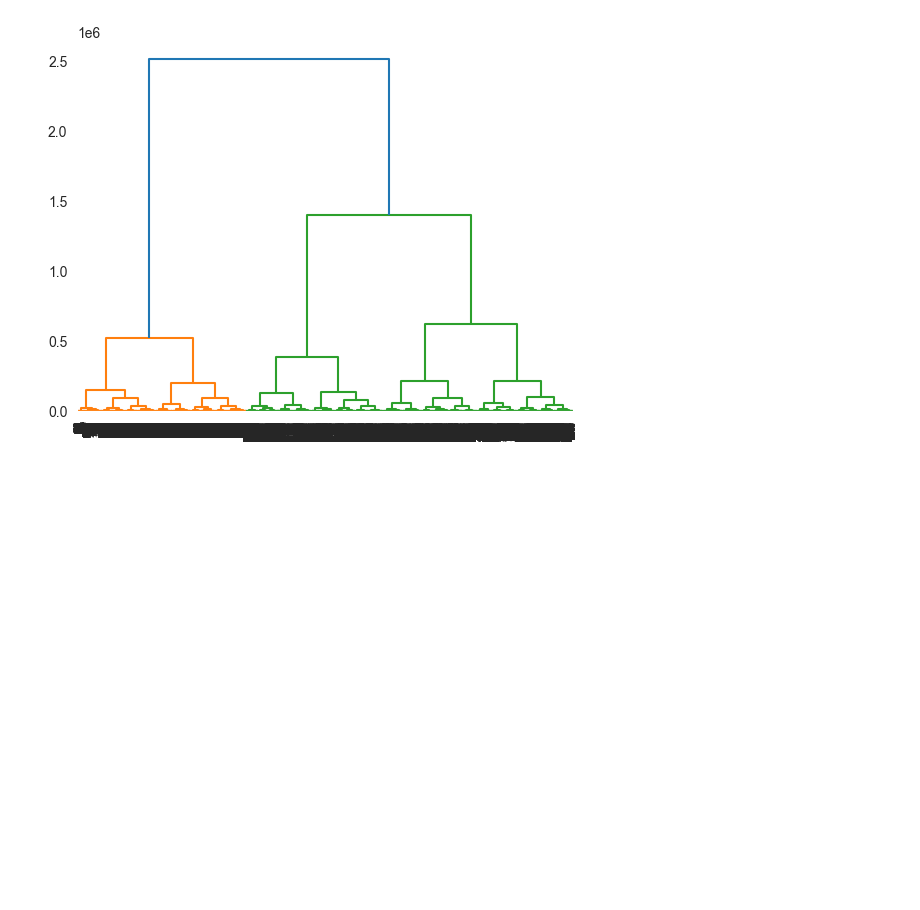
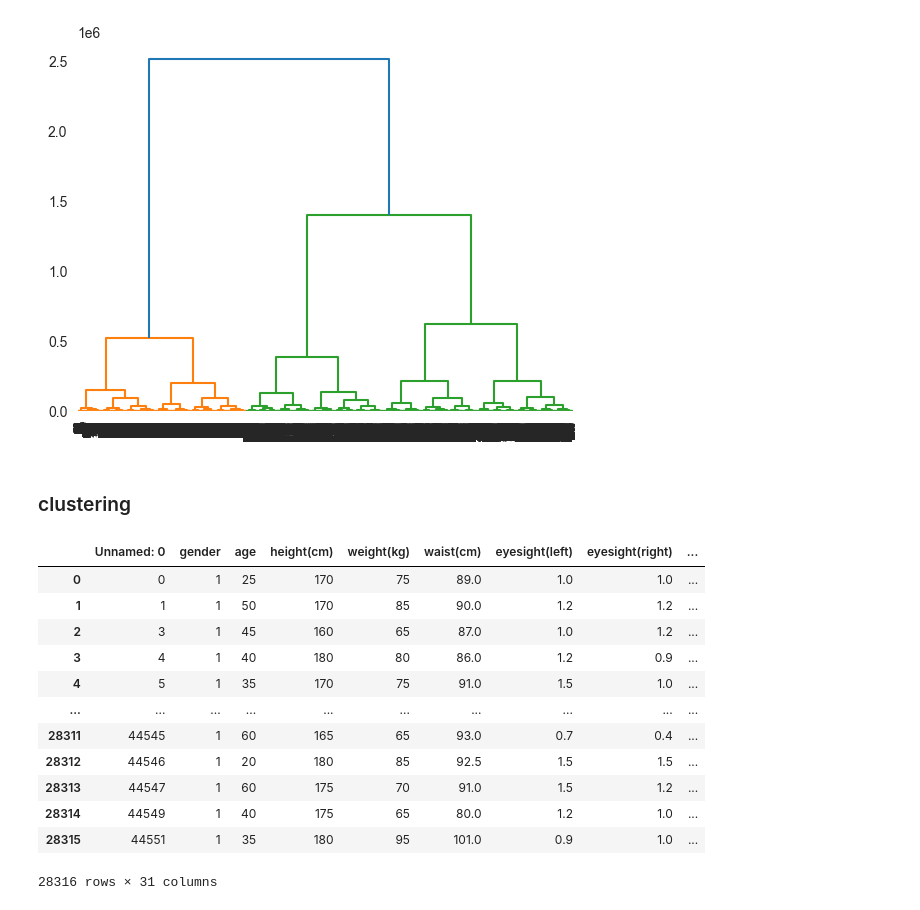
Before and after one commit to balooooooooo/machine_learning_1_coursework, a Jupyter notebook: clustering.ipynb, the cells around one changed output. Cells and saved outputs as stored; diff of their text form; code cells hidden in the pictures; blank space fills up the shorter version.

```diff
--- a/clustering.ipynb
+++ b/clustering.ipynb
@@ -49,3 +44,29 @@ dendrogram(linkage_data)
 plt.show()
 # %% [output]
 [figure]
+# %% [markdown]
+### clustering
+# %%
+from sklearn.cluster import AgglomerativeClustering
+
+#initialize clusters
+clusters = AgglomerativeClustering(n_clusters=6, affinity='euclidean', linkage='ward')
+
+#assign data to clusters
+predictions = clusters.fit_predict(x)
+x['predictions'] = predictions
+x
+# %% [output]
+|  | Unnamed: 0 | gender | age | height(cm) | weight(kg) | waist(cm) | eyesight(left) | eyesight(right) | ... |
+| 0 | 0 | 1 | 25 | 170 | 75 | 89.0 | 1.0 | 1.0 | ... |
+| 1 | 1 | 1 | 50 | 170 | 85 | 90.0 | 1.2 | 1.2 | ... |
+| 2 | 3 | 1 | 45 | 160 | 65 | 87.0 | 1.0 | 1.2 | ... |
+| 3 | 4 | 1 | 40 | 180 | 80 | 86.0 | 1.2 | 0.9 | ... |
+| 4 | 5 | 1 | 35 | 170 | 75 | 91.0 | 1.5 | 1.0 | ... |
+| ... | ... | ... | ... | ... | ... | ... | ... | ... | ... |
+| 28311 | 44545 | 1 | 60 | 165 | 65 | 93.0 | 0.7 | 0.4 | ... |
+| 28312 | 44546 | 1 | 20 | 180 | 85 | 92.5 | 1.5 | 1.5 | ... |
+| 28313 | 44547 | 1 | 60 | 175 | 70 | 91.0 | 1.5 | 1.2 | ... |
+| 28314 | 44549 | 1 | 40 | 175 | 65 | 80.0 | 1.2 | 1.0 | ... |
+| 28315 | 44551 | 1 | 35 | 180 | 95 | 101.0 | 0.9 | 1.0 | ... |
+28316 rows × 31 columns
```
Also changed, not shown: parts of 3 cells of this notebook.
